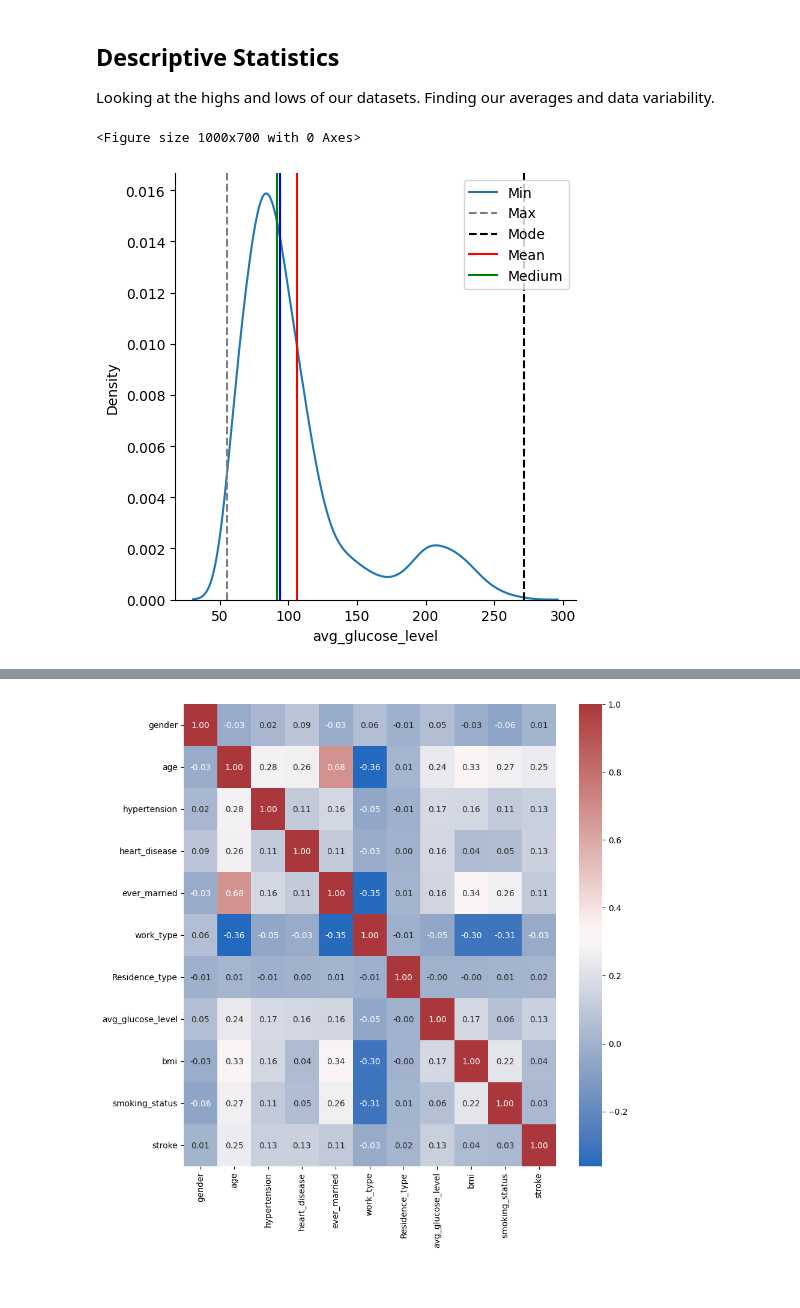
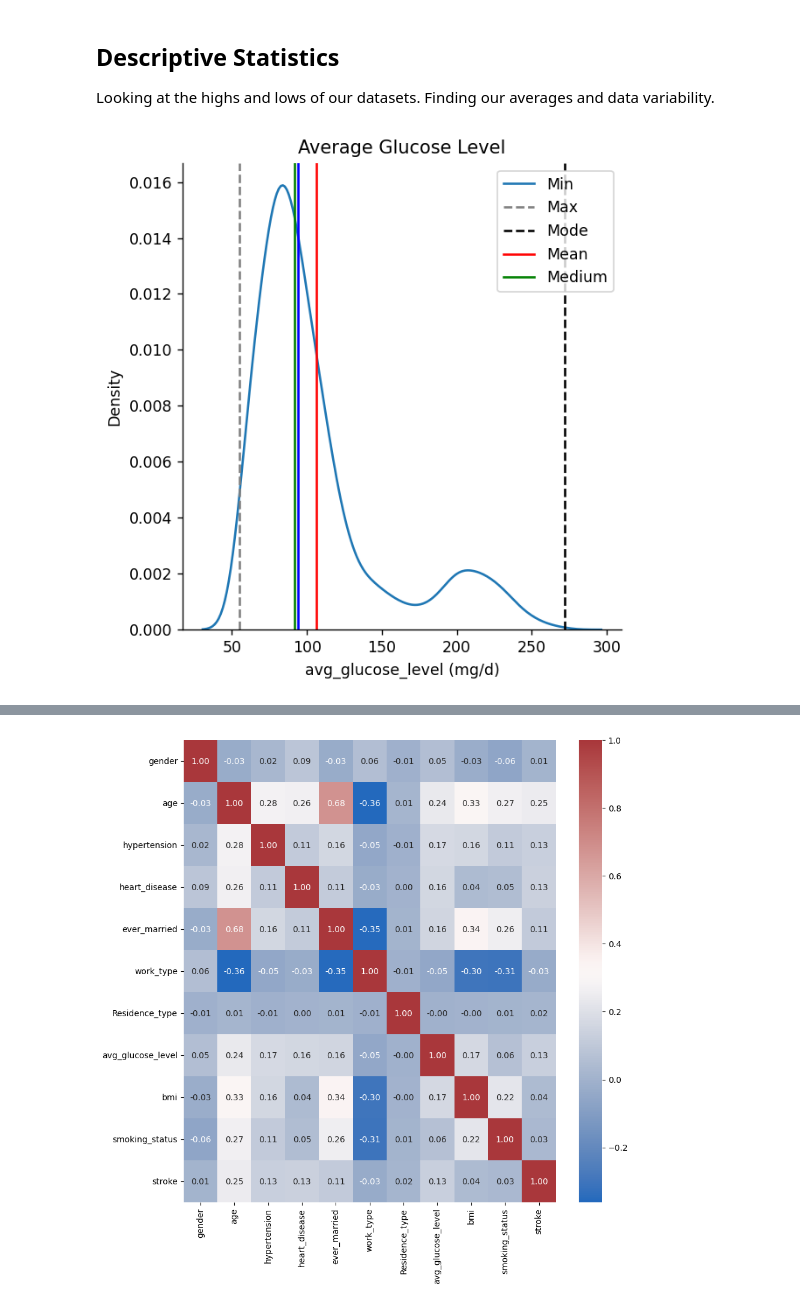
Before and after one commit to mdrhmn48/Stroke-Prediction, a Jupyter notebook: analysis.ipynb, the cells around one changed output, grey strips where cells are left out. Cells and saved outputs as stored; diff of their text form; code cells hidden in the pictures.

```diff
--- a/analysis.ipynb
+++ b/analysis.ipynb
@@ -21,27 +23,26 @@ df.head(5)
 
 Looking at the highs and lows of our datasets. Finding our averages and data variability.
 # %%
-xs = np.linspace(1, 21, 200)
+sns.displot(df, x="avg_glucose_level", kind="kde").fig.set_dpi(125)
+plt.title("Average Glucose Level")
+plt.xlabel("avg_glucose_level (mg/d)")
 
-plt.figure(figsize=(10, 7))
+min_gl = df.avg_glucose_level.min()
+max_gl = df.avg_glucose_level.max()
+mean_gl = df.avg_glucose_level.mean()
+median_gl = df.avg_glucose_level.median()
+mode_gl = df.avg_glucose_level.mode()[0]
 
-sns.displot(df, x="avg_glucose_level", kind="kde")
-
-mini = df.avg_glucose_level.min()
-maxi = df.avg_glucose_level.max()
-mean = df.avg_glucose_level.mean()
-median = df.avg_glucose_level.median()
-mode = df.avg_glucose_level.mode()[0]
-
-plt.axvline(x= mini, color="grey", linestyle='--')
-plt.axvline(x= maxi, color="black", linestyle='--')
-plt.axvline(x= mean, color="red")
-plt.axvline(x= median, color="green")
-plt.axvline(x= mode, color="blue")
+plt.axvline(x= min_gl, color="grey", linestyle='--')
+plt.axvline(x= max_gl, color="black", linestyle='--')
+plt.axvline(x= mean_gl, color="red")
+plt.axvline(x= median_gl, color="green")
+plt.axvline(x= mode_gl, color="blue")
 
 plt.legend(['Min','Max','Mode', 'Mean', "Medium"], loc="upper right")
 
 plt.show()
+
+#print(min_gl, max_gl, mean_gl, median_gl, mode_gl)
 # %% [output]
-<Figure size 1000x700 with 0 Axes>
-[figure, old version]
+[figure, new version]
```
Also changed, not shown: parts of 7 cells of this notebook.
